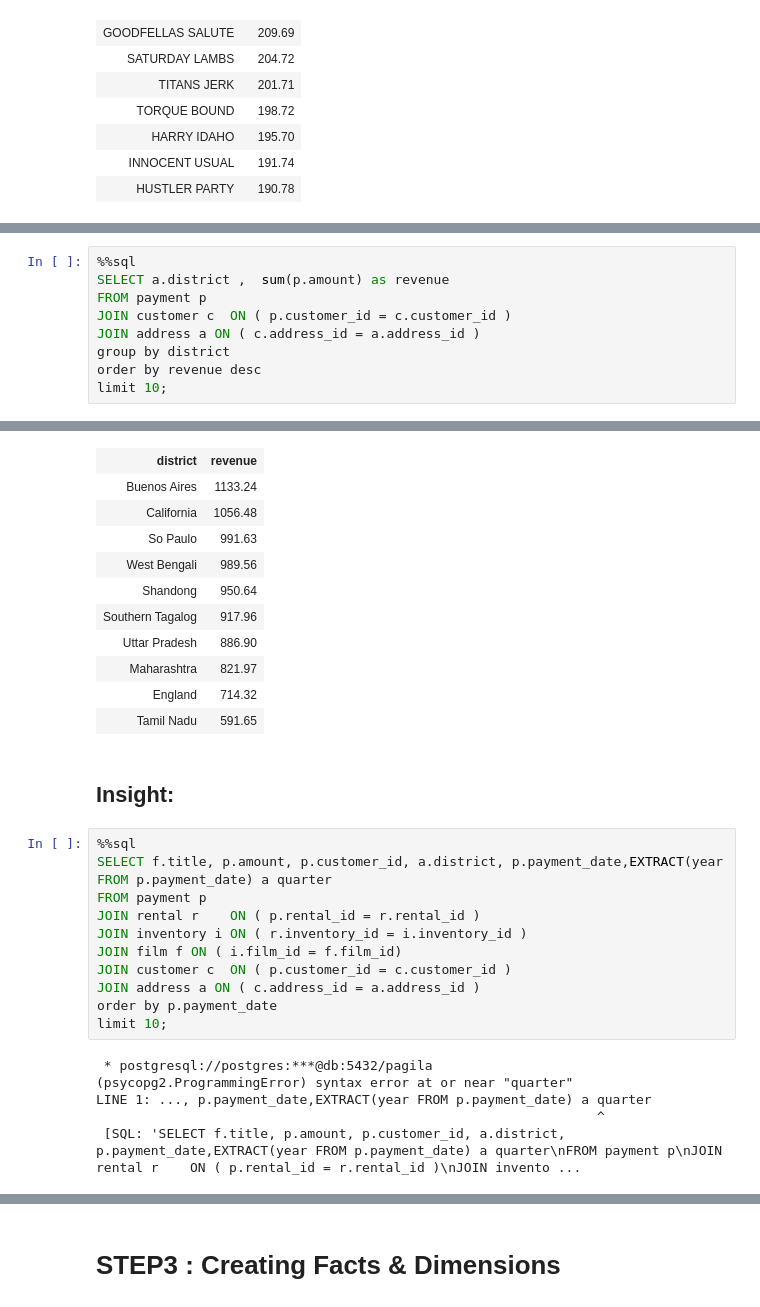
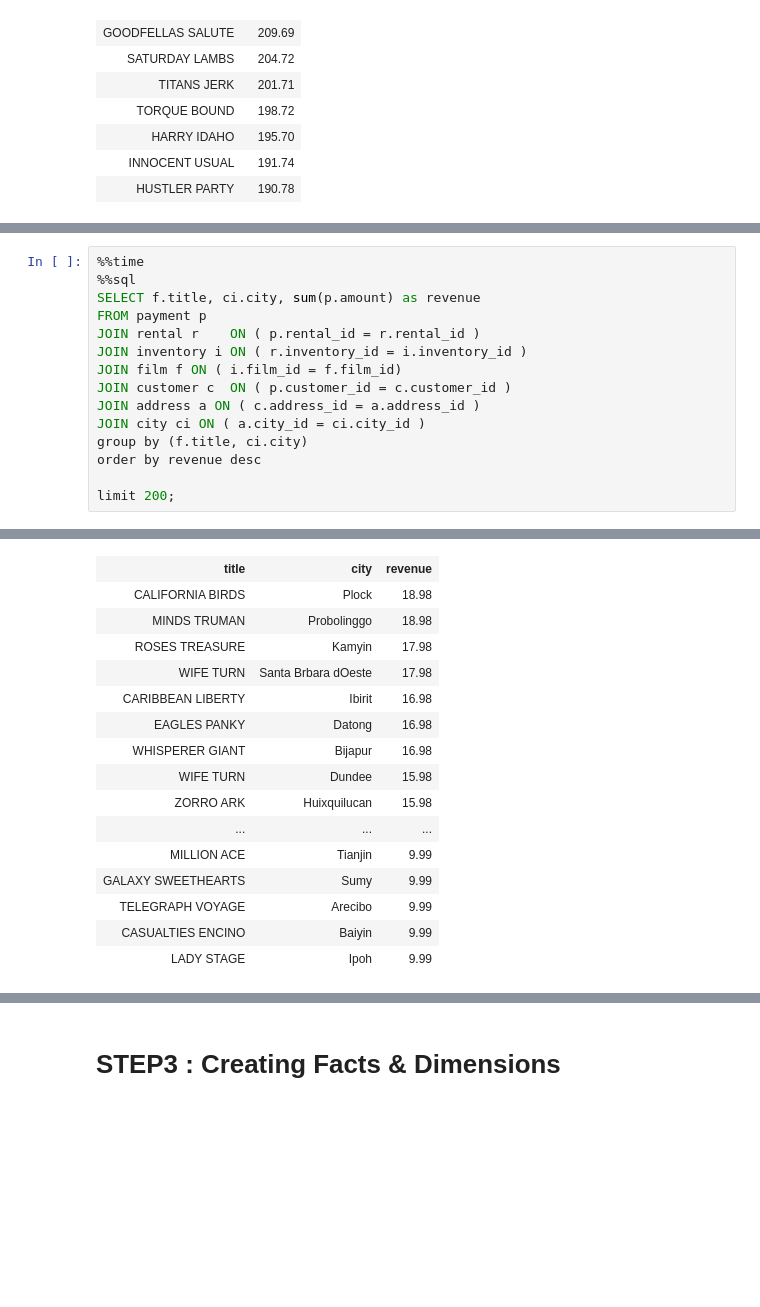
Before and after one commit to novelari/hello_dwh, a Jupyter notebook: scripts/Demo01-3NF_Schema_Exploration.ipynb, the cells around one changed output, grey strips where cells are left out. Saved outputs shown, nothing was run; the diff lists cells and outputs as text; blank space fills up the shorter version.

```diff
--- a/scripts/Demo01-3NF_Schema_Exploration.ipynb
+++ b/scripts/Demo01-3NF_Schema_Exploration.ipynb
@@ -247,11 +309,17 @@ limit 10;
 # %%
+%%time
 %%sql
-SELECT a.district ,  sum(p.amount) as revenue
+SELECT f.title, ci.city, sum(p.amount) as revenue
 FROM payment p
+JOIN rental r    ON ( p.rental_id = r.rental_id )
+JOIN inventory i ON ( r.inventory_id = i.inventory_id )
+JOIN film f ON ( i.film_id = f.film_id)
 JOIN customer c  ON ( p.customer_id = c.customer_id )
 JOIN address a ON ( c.address_id = a.address_id )
-group by district
+JOIN city ci ON ( a.city_id = ci.city_id )
+group by (f.title, ci.city)
 order by revenue desc
-limit 10;
+
+limit 200;
 # %% [output]
  * postgresql://postgres:***@db:5432/pagila
@@ -259,30 +329,16 @@ limit 10;
-| district | revenue |
-| Buenos Aires | 1133.24 |
-| California | 1056.48 |
-| So Paulo | 991.63 |
-| West Bengali | 989.56 |
-| Shandong | 950.64 |
-| Southern Tagalog | 917.96 |
-| Uttar Pradesh | 886.90 |
-| Maharashtra | 821.97 |
-| England | 714.32 |
-| Tamil Nadu | 591.65 |
+| title | city | revenue |
+| CALIFORNIA BIRDS | Plock | 18.98 |
+| MINDS TRUMAN | Probolinggo | 18.98 |
+| ROSES TREASURE | Kamyin | 17.98 |
+| WIFE TURN | Santa Brbara dOeste | 17.98 |
+| CARIBBEAN LIBERTY | Ibirit | 16.98 |
+| EAGLES PANKY | Datong | 16.98 |
+| WHISPERER GIANT | Bijapur | 16.98 |
+| WIFE TURN | Dundee | 15.98 |
+| ZORRO ARK | Huixquilucan | 15.98 |
+| ... | ... | ... |
+| MILLION ACE | Tianjin | 9.99 |
+| GALAXY SWEETHEARTS | Sumy | 9.99 |
+| TELEGRAPH VOYAGE | Arecibo | 9.99 |
+| CASUALTIES ENCINO | Baiyin | 9.99 |
+| LADY STAGE | Ipoh | 9.99 |
-# %% [markdown]
-## Insight:
-# %%
-%%sql
-SELECT f.title, p.amount, p.customer_id, a.district, p.payment_date,EXTRACT(year FROM p.payment_date) a quarter
-FROM payment p
-JOIN rental r    ON ( p.rental_id = r.rental_id )
-JOIN inventory i ON ( r.inventory_id = i.inventory_id )
-JOIN film f ON ( i.film_id = f.film_id)
-JOIN customer c  ON ( p.customer_id = c.customer_id )
-JOIN address a ON ( c.address_id = a.address_id )
-order by p.payment_date
-limit 10;
-# %% [output]
- * postgresql://postgres:***@db:5432/pagila
-(psycopg2.ProgrammingError) syntax error at or near "quarter"
-LINE 1: ..., p.payment_date,EXTRACT(year FROM p.payment_date) a quarter
-                                                                ^
- [SQL: 'SELECT f.title, p.amount, p.customer_id, a.district, p.payment_date,EXTRACT(year FROM p.payment_date) a quarter\nFROM payment p\nJOIN rental r    ON ( p.rental_id = r.rental_id )\nJOIN invento ...
```
Also changed, not shown: parts of 18 cells of this notebook, 1 other file.
